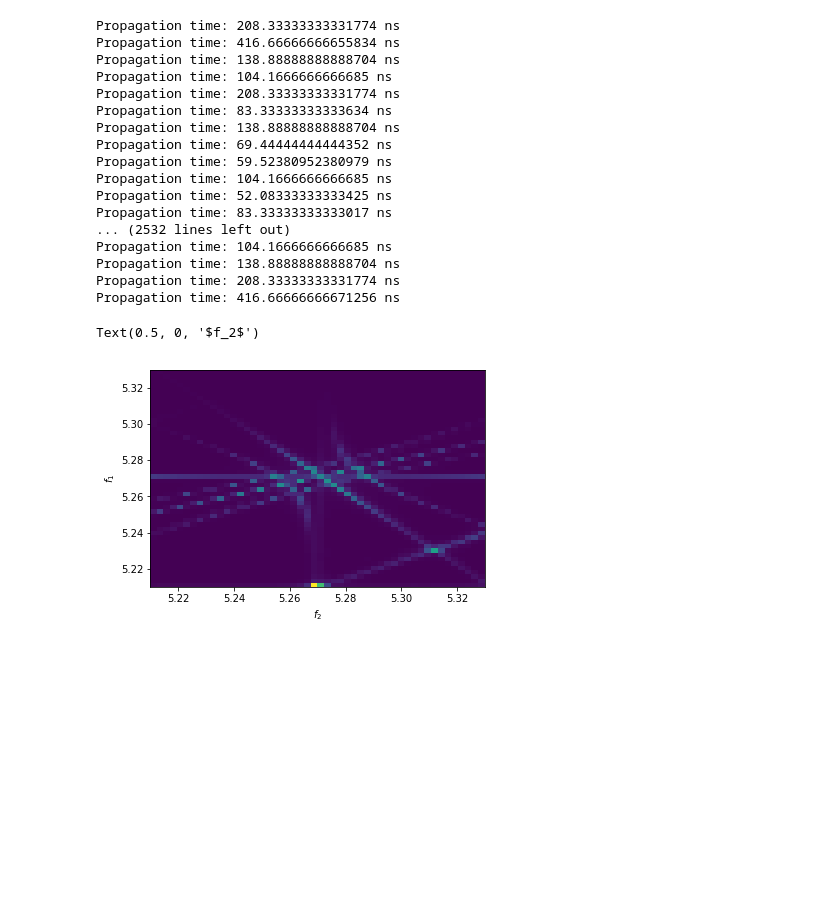
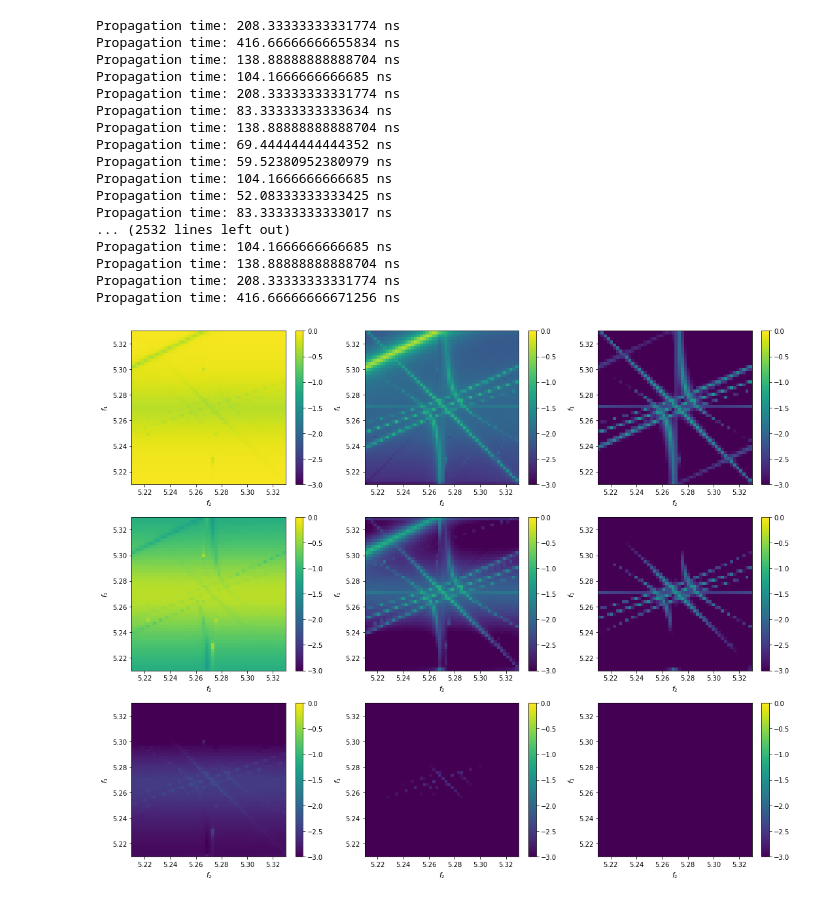
Before and after one commit to vdrhtc/Examples, a Jupyter notebook: two-transmons/Two-qubit AT simulations.ipynb, the cells around one changed output. Saved outputs shown, nothing was run; the diff lists cells and outputs as text; code cells hidden in the pictures; blank space fills up the shorter version.

```diff
--- a/two-transmons/Two-qubit AT simulations.ipynb
+++ b/two-transmons/Two-qubit AT simulations.ipynb
@@ -146,6 +146,27 @@ Propagation time: 104.1666666666685 ns
 Propagation time: 138.88888888888704 ns
 Propagation time: 208.33333333331774 ns
 Propagation time: 416.66666666671256 ns
+# %%
+fig, axes = plt.subplots(3, 3, figsize=(15, 12))
+
+for i in range(3):
+    for j in range(3):
+        nstate = 3*i+j
+        data = []
+        for k in range(0, len(ATS.freq1s)):
+            row = []
+            for m in range(0, len(ATS.freq2s)):  # range (0, self.Lf, self.Lf//self.res_f):
+                row.append(ATS.spec[k][m][nstate][0][nstate].real)  ## [i][j] correct
+            data.append(row)
+
+        m = axes[i,j].pcolormesh(ATS.freq2s, ATS.freq1s, log10(array(data).T), vmax=0, vmin=-3)
+        axes[i,j].set_ylabel("$f_1$")
+        axes[i,j].set_xlabel("$f_2$")
+        plt.colorbar(m ,ax = axes[i,j])
+#         axes[i,j].grid()
+plt.tight_layout()
+# %% [output]
+[figure, added]
 # %%
 nstate = 8
 data = []
@@ -154,10 +175,3 @@ for i in range(0, len(ATS.freq1s)):
     for j in range(0, len(ATS.freq2s)):  # range (0, self.Lf, self.Lf//self.res_f):
         row.append(ATS.spec[i][j][nstate][0][nstate].real)  ## [i][j] correct
     data.append(row)
-# %%
-pcolormesh(ATS.freq2s, ATS.freq1s, array(data).T)
-plt.ylabel("$f_1$")
-plt.xlabel("$f_2$")
-# %% [output]
-Text(0.5, 0, '$f_2$')
-[figure, removed]
```
Also changed, not shown: parts of 2 cells of this notebook, 1 other file.
